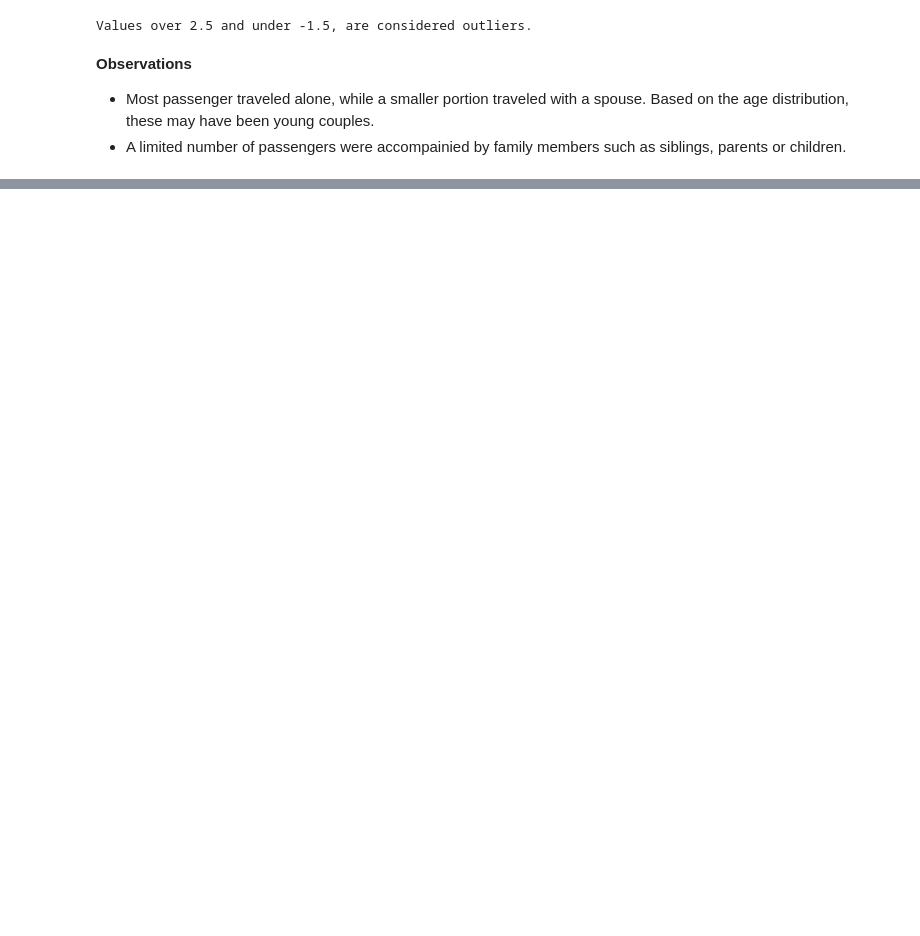
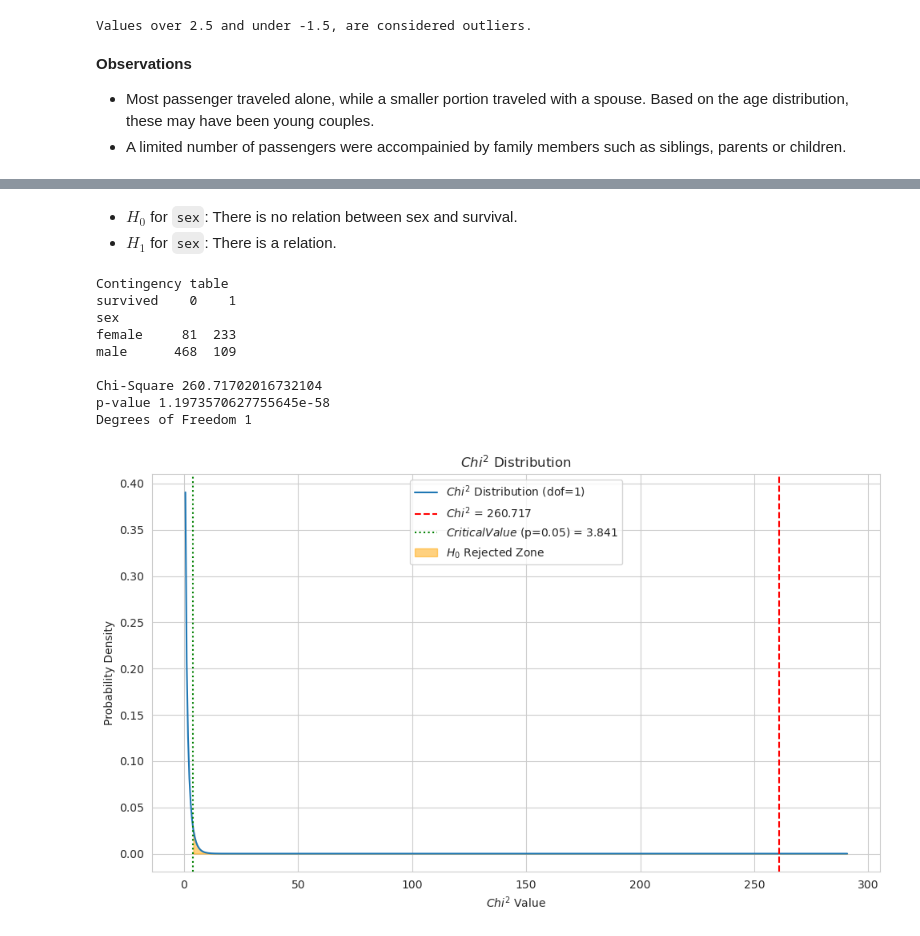
Before and after one commit to pahoalapizco/data_projects, a Jupyter notebook: notebooks/1.0-data_projects-analysis-titanic-survival.ipynb, the cells around one changed output, grey strips where cells are left out. Drawn from its saved outputs; the diff is of its cells as text; code cells hidden in the pictures; blank space fills up the shorter version.

```diff
--- a/notebooks/1.0-data_projects-analysis-titanic-survival.ipynb
+++ b/notebooks/1.0-data_projects-analysis-titanic-survival.ipynb
@@ -321,0 +386,54 @@ But, Is that true?, so lets dive deeper!
+# %%
+from scipy.stats import chi2, chi2_contingency
+
+def chisquare_test(contingency_table):
+	chi_2, p, dof, _ = chi2_contingency(contingency_table)
+	print("Contingency table")
+	print(contingency_table)
+	print(f"\nChi-Square {chi_2}")
+	print(f"p-value {p}")
+	print(f"Degrees of Freedom {dof}")
+
+
+
+	x = np.linspace(0, chi_2+30, 500) # Possible range of chi2
+	y = chi2.pdf(x, dof) # Probability density function
+
+	# Critical value for a significance level of 5%
+	cv = chi2.ppf(0.95, dof)
+
+	# Visualizing the distribution
+	plt.figure(figsize=(10,6))
+	plt.plot(x, y, label=f"$Chi^2$ Distribution (dof={dof})")
+	plt.axvline(chi_2, color="red", linestyle="--", label=f"$Chi^2$ = {chi_2:.3f}")
+	plt.axvline(cv, color="green", linestyle=":", label=f"$Critical Value$ (p=0.05) = {cv:.3f}")
+	plt.fill_between(x, y, where=(x > cv), color="orange", alpha=0.5, label="$H_0$ Rejected Zone")
+	plt.legend()
+	plt.title("$Chi^2$ Distribution")
+	plt.xlabel("$Chi^2$ Value")
+	plt.ylabel("Probability Density")
+	plt.grid(True)
+	plt.tight_layout()
+	plt.show()
+# %% [markdown]
+
+- $H_0$ for `sex`: There is no relation between sex and survival.
+- $H_1$ for `sex`: There is a relation.
+# %%
+survival_by_sex = pd.crosstab(
+	index=df["sex"],
+	columns=df["survived"]
+)
+
+chisquare_test(survival_by_sex)
+# %% [output]
+Contingency table
+survived    0    1
+sex
+female     81  233
+male      468  109
+
+Chi-Square 260.71702016732104
+p-value 1.1973570627755645e-58
+Degrees of Freedom 1
+[figure, added]
```
Also changed, not shown: parts of 20 cells of this notebook.
